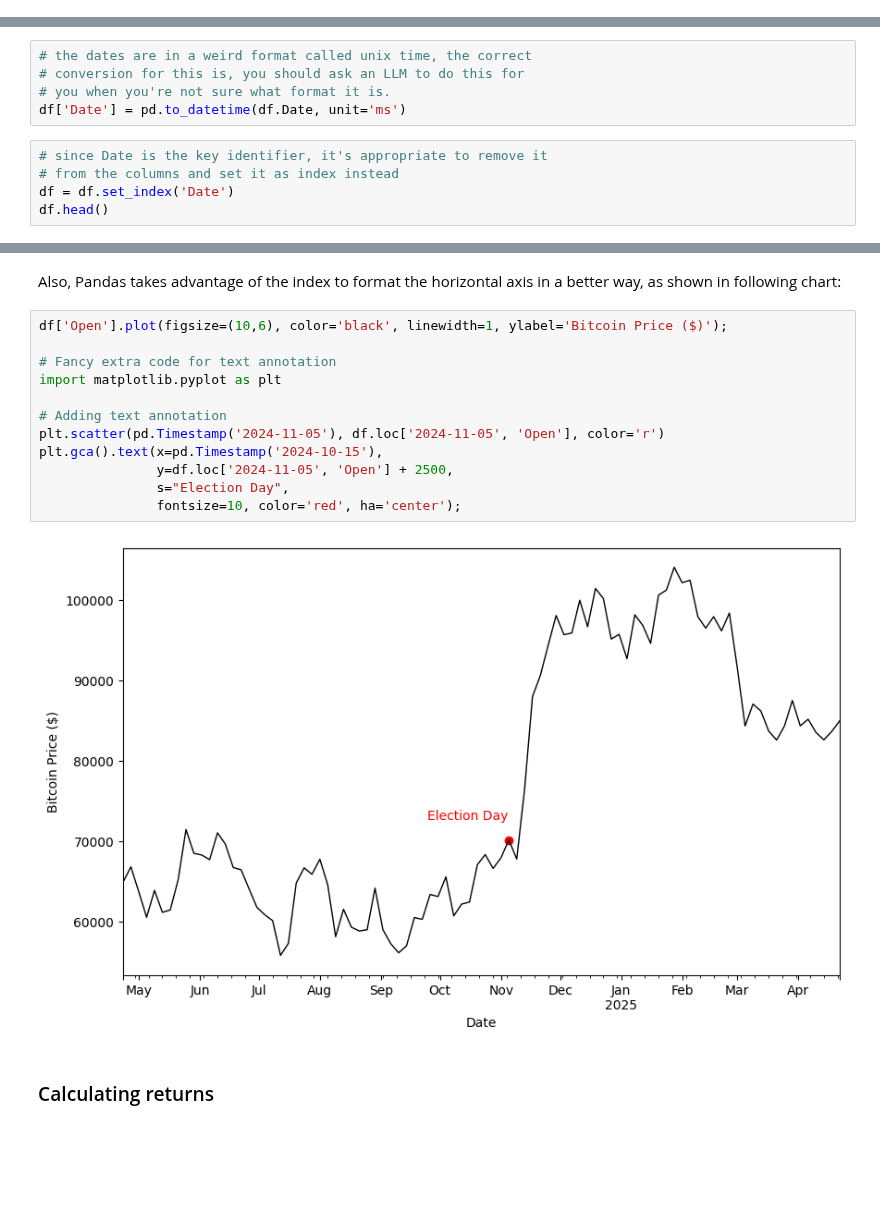
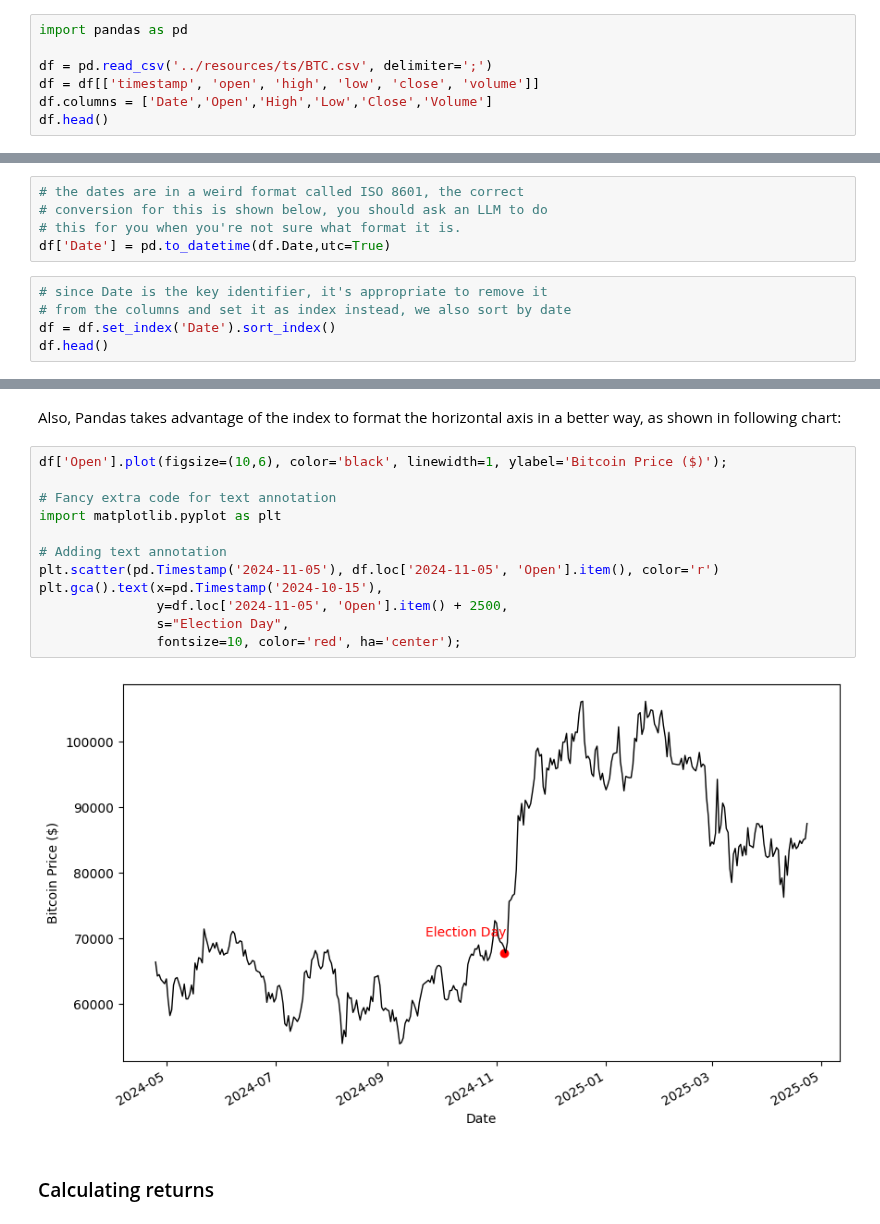
Before and after one commit to ciri/iese-dsfb, a Jupyter notebook: notebooks/300-Timeseries-Modeling-in-Pandas.ipynb, the cells around one changed output, grey strips where cells are left out. Cells and saved outputs as stored; diff of their text form; blank space fills up the shorter version.

```diff
--- a/notebooks/300-Timeseries-Modeling-in-Pandas.ipynb
+++ b/notebooks/300-Timeseries-Modeling-in-Pandas.ipynb
@@ -35,0 +13,7 @@ df.columns = ['Date','Open','High','Low','Close']
+# %%
+import pandas as pd
+
+df = pd.read_csv('../resources/ts/BTC.csv', delimiter=';')
+df = df[['timestamp', 'open', 'high', 'low', 'close', 'volume']]
+df.columns = ['Date','Open','High','Low','Close','Volume']
+df.head()
@@ -38,11 +29,11 @@ Now we need to tell pandas that the first column is not an integer, but in fact
 # %%
-# the dates are in a weird format called unix time, the correct
-# conversion for this is, you should ask an LLM to do this for
-# you when you're not sure what format it is.
-df['Date'] = pd.to_datetime(df.Date, unit='ms')
+# the dates are in a weird format called ISO 8601, the correct
+# conversion for this is shown below, you should ask an LLM to do
+# this for you when you're not sure what format it is.
+df['Date'] = pd.to_datetime(df.Date,utc=True)
 # %%
 # since Date is the key identifier, it's appropriate to remove it
-# from the columns and set it as index instead
-df = df.set_index('Date')
+# from the columns and set it as index instead, we also sort by date
+df = df.set_index('Date').sort_index()
 df.head()
 # %% [output]
@@ -165,17 +146,17 @@ Also, Pandas takes advantage of the index to format the horizontal axis in a bet
 # %%
 df['Open'].plot(figsize=(10,6), color='black', linewidth=1, ylabel='Bitcoin Price ($)');
 
 # Fancy extra code for text annotation
 import matplotlib.pyplot as plt
 
 # Adding text annotation
-plt.scatter(pd.Timestamp('2024-11-05'), df.loc['2024-11-05', 'Open'], color='r')
+plt.scatter(pd.Timestamp('2024-11-05'), df.loc['2024-11-05', 'Open'].item(), color='r')
 plt.gca().text(x=pd.Timestamp('2024-10-15'),
-               y=df.loc['2024-11-05', 'Open'] + 2500,
+               y=df.loc['2024-11-05', 'Open'].item() + 2500,
                s="Election Day",
                fontsize=10, color='red', ha='center');
 # %% [output]
-[figure, old version]
+[figure, new version]
 # %% [markdown]
 ### Calculating returns
 # %% [markdown]
```
Also changed, not shown: parts of 29 cells of this notebook, 3 other files.
